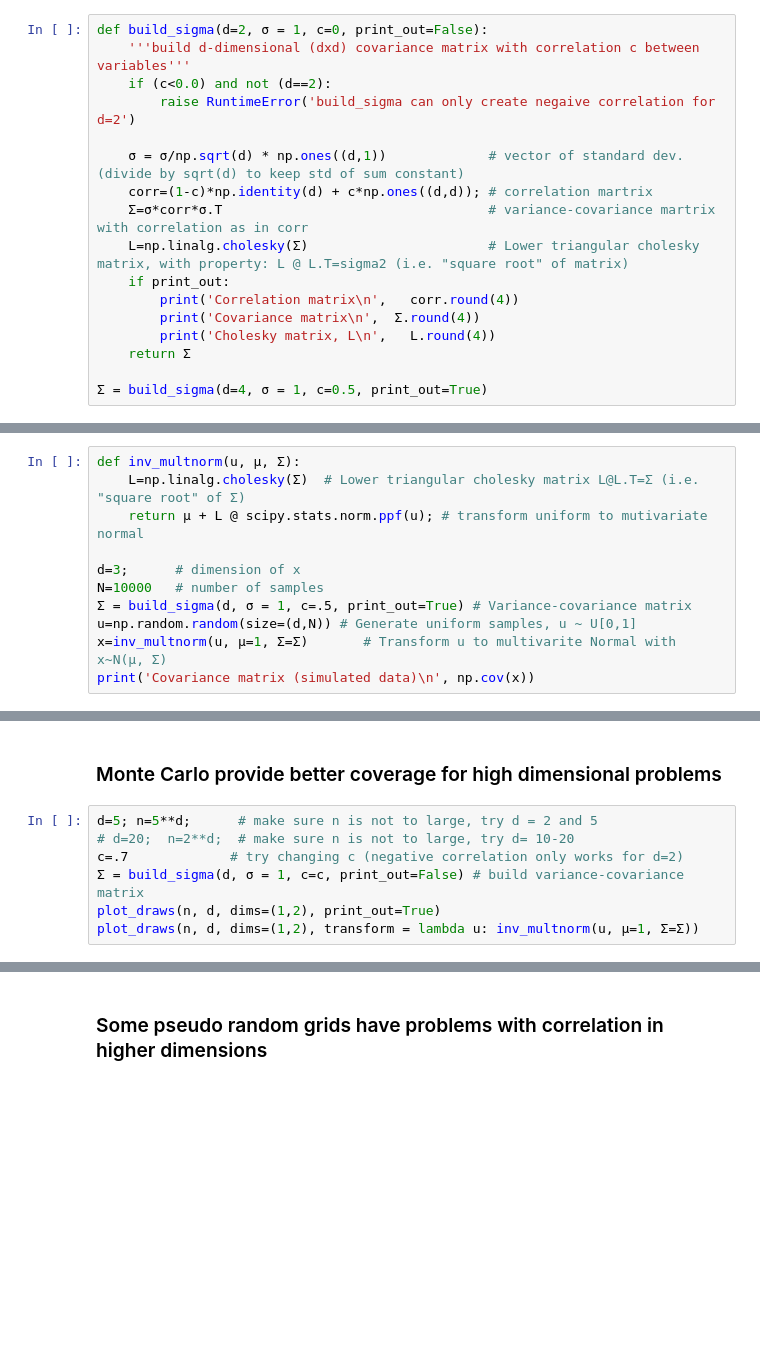
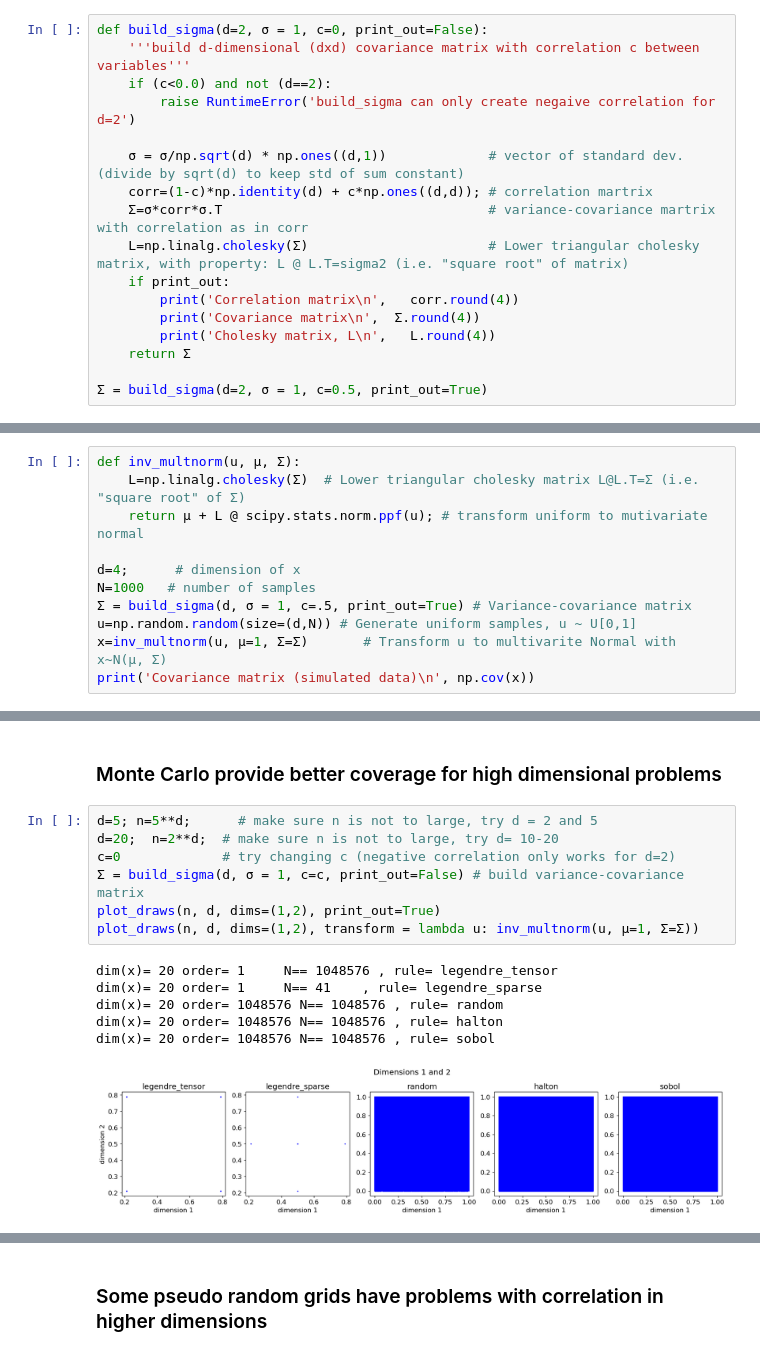
Before and after one commit to bschjerning/dp_ucph, a Jupyter notebook: 1_theory_tools/04_multi_d_integration.ipynb, the cells around one changed output, grey strips where cells are left out. Saved outputs shown, nothing was run; the diff lists cells and outputs as text; blank space fills up the shorter version.

```diff
--- a/1_theory_tools/04_multi_d_integration.ipynb
+++ b/1_theory_tools/04_multi_d_integration.ipynb
@@ -334,4 +363,4 @@ def build_sigma(d=2, σ = 1, c=0, print_out=False):
         print('Cholesky matrix, L\n',   L.round(4))
     return Σ
 
-Σ = build_sigma(d=4, σ = 1, c=0.5, print_out=True)
+Σ = build_sigma(d=2, σ = 1, c=0.5, print_out=True)
@@ -342,8 +381,8 @@ def inv_multnorm(u, μ, Σ):
     L=np.linalg.cholesky(Σ)  # Lower triangular cholesky matrix L@L.T=Σ (i.e. "square root" of Σ)
     return μ + L @ scipy.stats.norm.ppf(u); # transform uniform to mutivariate normal
 
-d=3;      # dimension of x
-N=10000   # number of samples
+d=4;      # dimension of x
+N=1000   # number of samples
 Σ = build_sigma(d, σ = 1, c=.5, print_out=True) # Variance-covariance matrix
 u=np.random.random(size=(d,N)) # Generate uniform samples, u ~ U[0,1]
 x=inv_multnorm(u, μ=1, Σ=Σ)       # Transform u to multivarite Normal with x~N(μ, Σ)
@@ -352,8 +412,15 @@ print('Covariance matrix (simulated data)\n', np.cov(x))
 ### Monte Carlo provide better coverage for high dimensional problems
 # %%
 d=5; n=5**d;      # make sure n is not to large, try d = 2 and 5
-# d=20;  n=2**d;  # make sure n is not to large, try d= 10-20
-c=.7             # try changing c (negative correlation only works for d=2)
+d=20;  n=2**d;  # make sure n is not to large, try d= 10-20
+c=0             # try changing c (negative correlation only works for d=2)
 Σ = build_sigma(d, σ = 1, c=c, print_out=False) # build variance-covariance matrix
 plot_draws(n, d, dims=(1,2), print_out=True)
 plot_draws(n, d, dims=(1,2), transform = lambda u: inv_multnorm(u, μ=1, Σ=Σ))
+# %% [output]
+dim(x)= 20 order= 1     N== 1048576 , rule= legendre_tensor
+dim(x)= 20 order= 1     N== 41    , rule= legendre_sparse
+dim(x)= 20 order= 1048576 N== 1048576 , rule= random
+dim(x)= 20 order= 1048576 N== 1048576 , rule= halton
+dim(x)= 20 order= 1048576 N== 1048576 , rule= sobol
+[figure, added]
```
Also changed, not shown: parts of 23 cells of this notebook, 9 other files.
